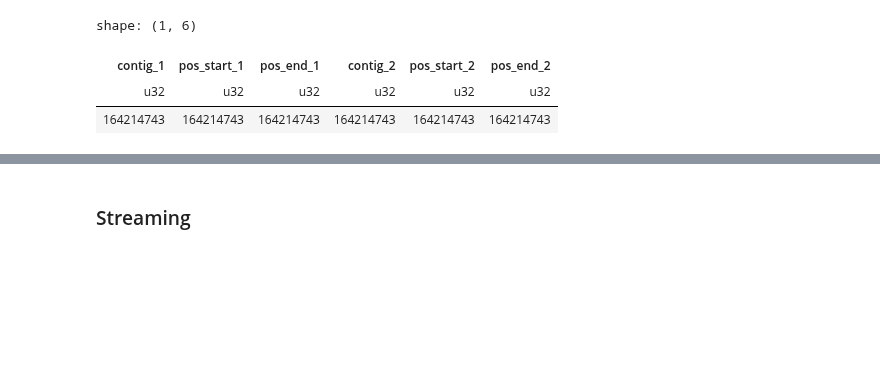
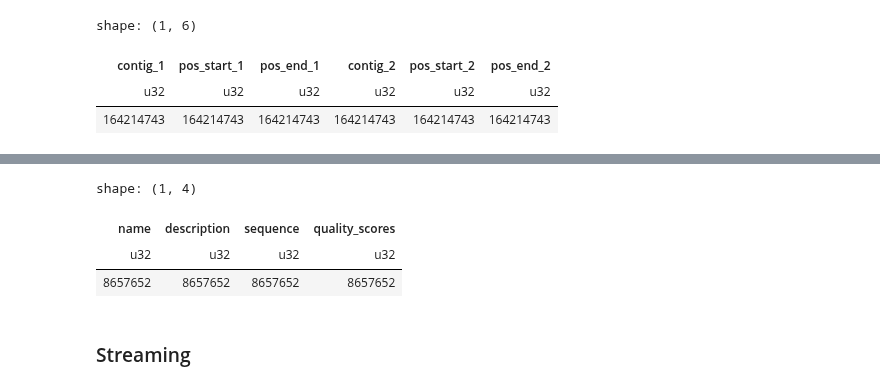
Before and after one commit to biodatageeks/polars-bio, a Jupyter notebook: docs/notebooks/tutorial.ipynb, the cells around one changed output, grey strips where cells are left out. Cells and saved outputs as stored; diff of their text form; code cells hidden in the pictures; blank space fills up the shorter version.

```diff
--- a/docs/notebooks/tutorial.ipynb
+++ b/docs/notebooks/tutorial.ipynb
@@ -382,0 +411,6 @@ shape: (1, 6)
+# %%
+pb.set_option("datafusion.execution.target_partitions", "4")
+# %%
+%%time
+pb.read_fastq("/tmp/ERR194146.fastq.bgz", parallel=True).count().collect()
+# %% [output]
@@ -383,3 +419,7 @@ shape: (1, 6)
+shape: (1, 4)
+| name | description | sequence | quality_scores |
+| u32 | u32 | u32 | u32 |
+| 8657652 | 8657652 | 8657652 | 8657652 |
 # %%
 pb.set_option("datafusion.execution.target_partitions", "1")
 # %% [markdown]
```
Also changed, not shown: parts of 6 cells of this notebook, 13 other files.
